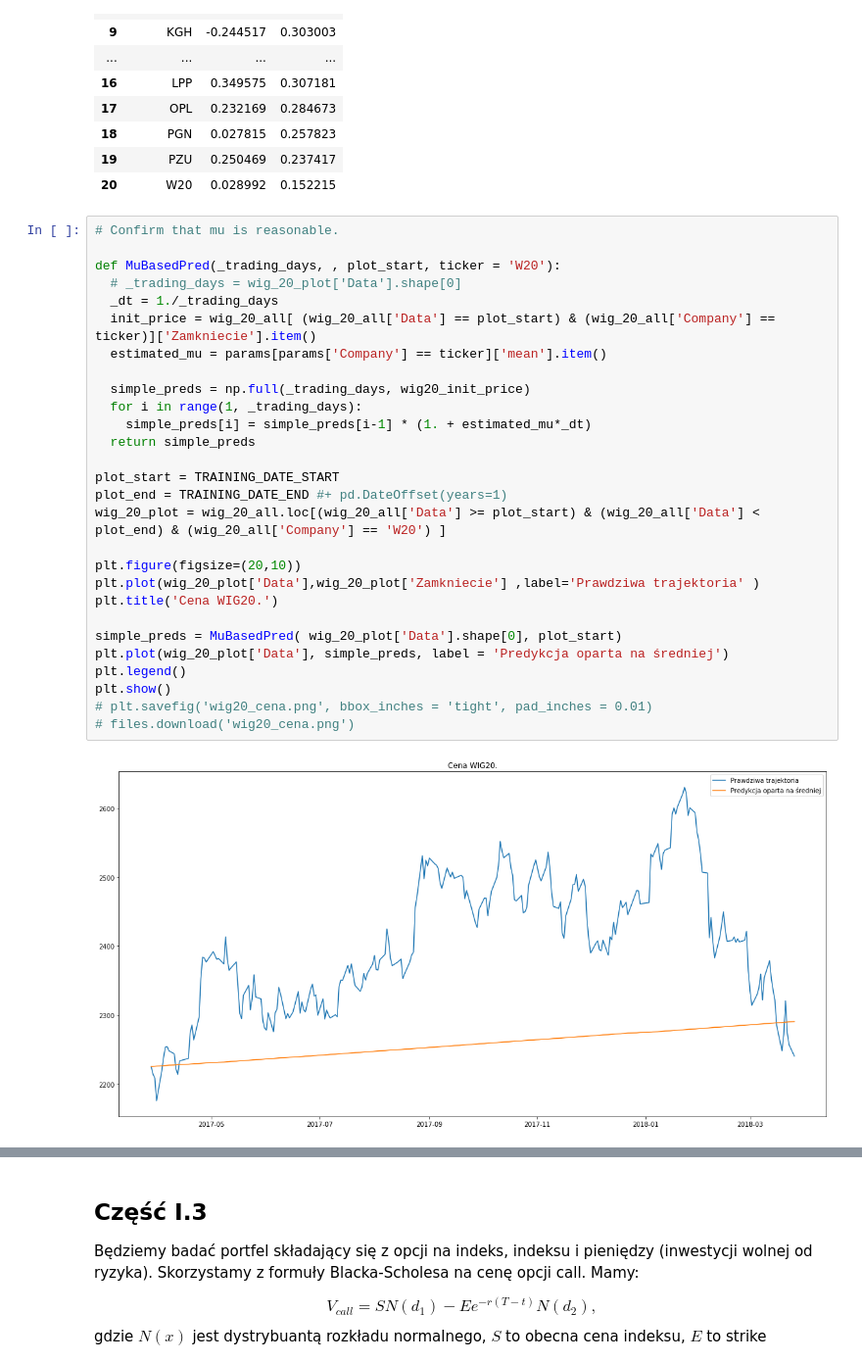
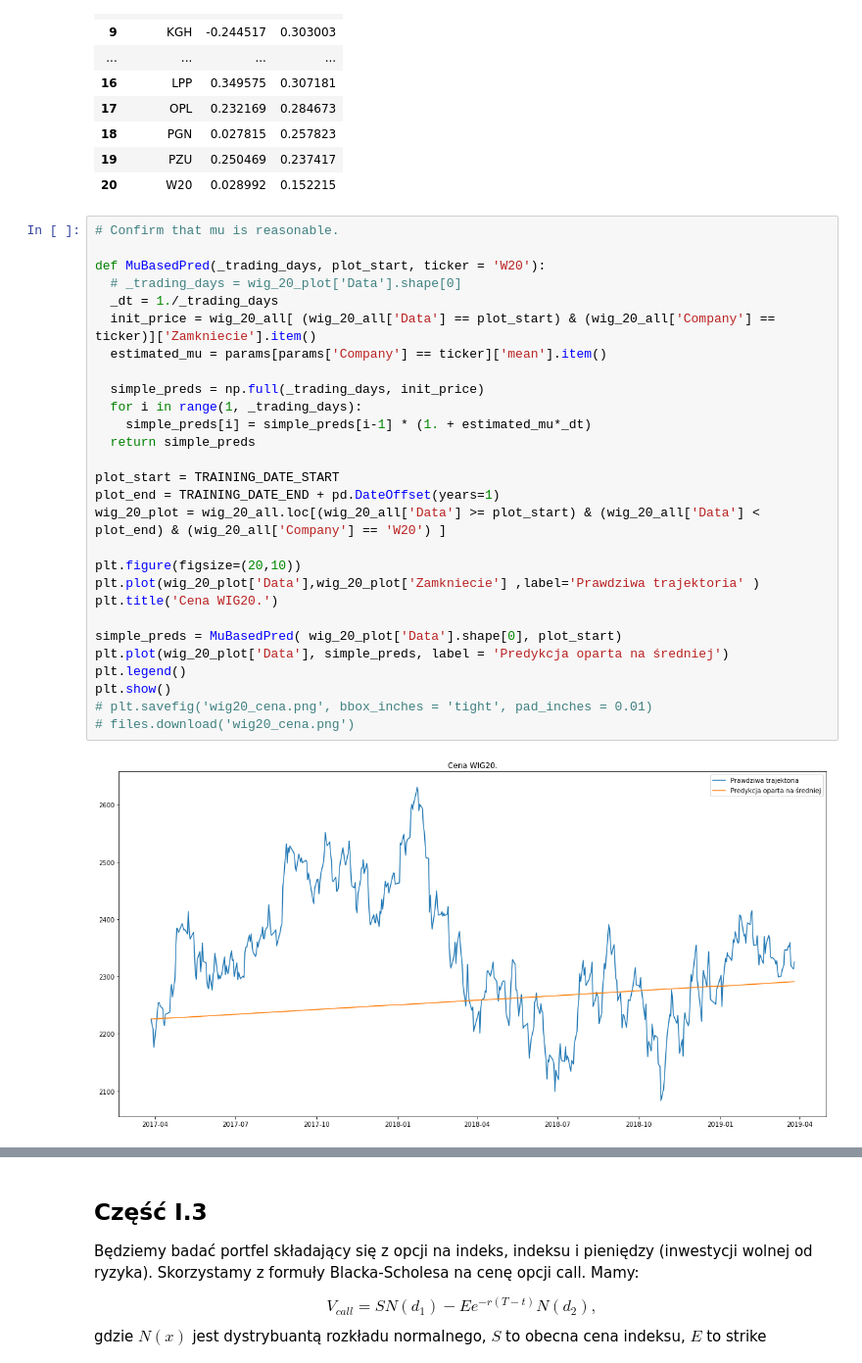
Before and after one commit to wfica/stochastic-fin-maths, a Jupyter notebook: project_1/SMF_project_1.ipynb, the cells around one changed output, grey strips where cells are left out. Shown at 98% size. Cells and saved outputs as stored; diff of their text form.

```diff
--- a/project_1/SMF_project_1.ipynb
+++ b/project_1/SMF_project_1.ipynb
@@ -146,30 +146,30 @@ params
 # %%
 # Confirm that mu is reasonable.
 
-def MuBasedPred(_trading_days, , plot_start, ticker = 'W20'):
+def MuBasedPred(_trading_days, plot_start, ticker = 'W20'):
   # _trading_days = wig_20_plot['Data'].shape[0]
   _dt = 1./_trading_days
   init_price = wig_20_all[ (wig_20_all['Data'] == plot_start) & (wig_20_all['Company'] == ticker)]['Zamkniecie'].item()
   estimated_mu = params[params['Company'] == ticker]['mean'].item()
 
-  simple_preds = np.full(_trading_days, wig20_init_price)
+  simple_preds = np.full(_trading_days, init_price)
   for i in range(1, _trading_days):
     simple_preds[i] = simple_preds[i-1] * (1. + estimated_mu*_dt)
   return simple_preds
 
 plot_start = TRAINING_DATE_START
-plot_end = TRAINING_DATE_END #+ pd.DateOffset(years=1)
+plot_end = TRAINING_DATE_END + pd.DateOffset(years=1)
 wig_20_plot = wig_20_all.loc[(wig_20_all['Data'] >= plot_start) & (wig_20_all['Data'] < plot_end) & (wig_20_all['Company'] == 'W20') ]
 
 plt.figure(figsize=(20,10))
 plt.plot(wig_20_plot['Data'],wig_20_plot['Zamkniecie'] ,label='Prawdziwa trajektoria' )
 plt.title('Cena WIG20.')
 
 simple_preds = MuBasedPred( wig_20_plot['Data'].shape[0], plot_start)
 plt.plot(wig_20_plot['Data'], simple_preds, label = 'Predykcja oparta na średniej')
 plt.legend()
 plt.show()
 # plt.savefig('wig20_cena.png', bbox_inches = 'tight', pad_inches = 0.01)
 # files.download('wig20_cena.png')
 # %% [output]
-[figure, old version]
+[figure, new version]
```
Also changed, not shown: parts of 19 cells of this notebook.
